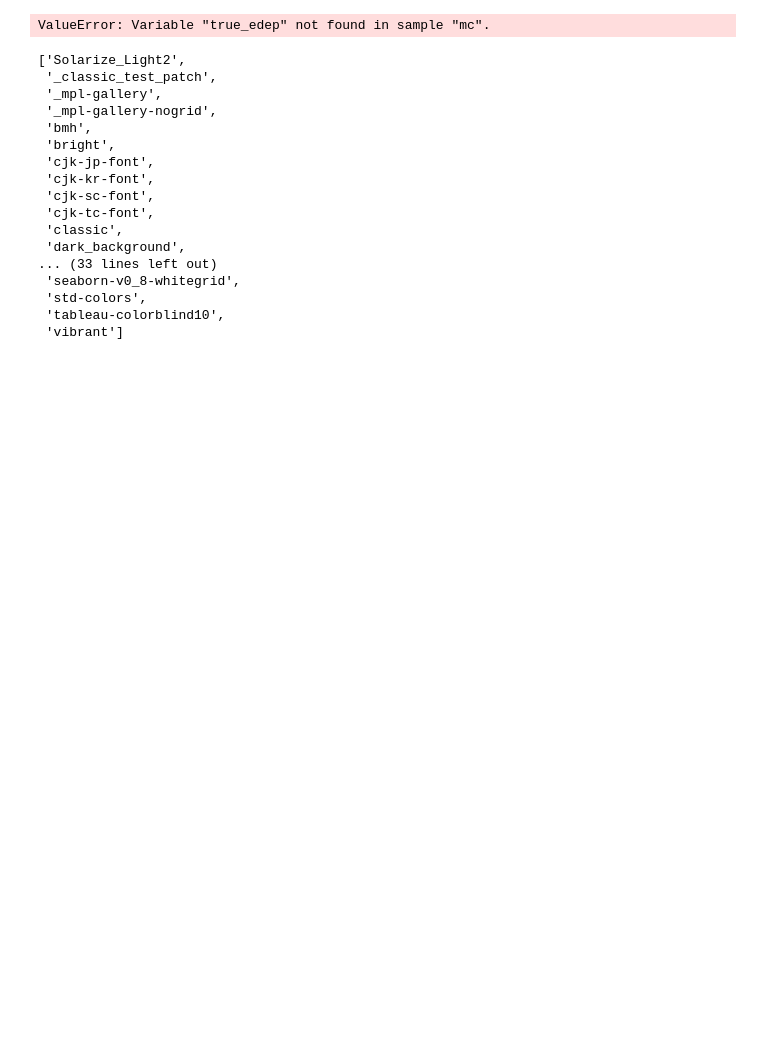
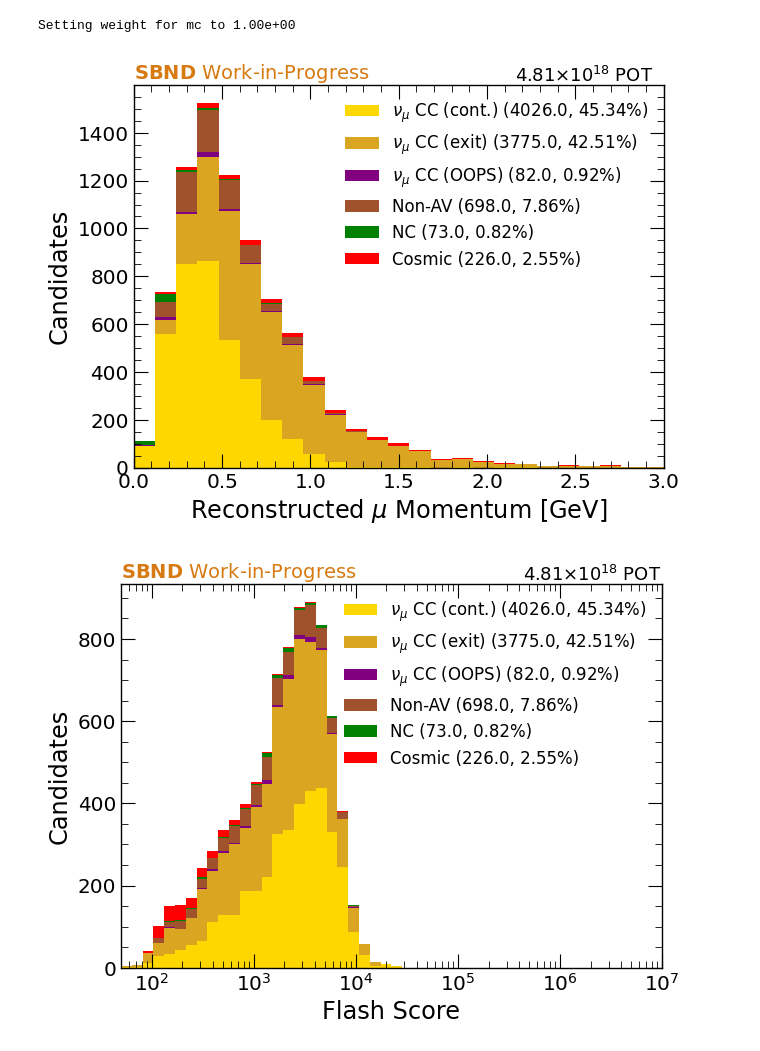
Before and after one commit to bear-is-asleep/spine_anaplot_tools, a Jupyter notebook: spineplot/examples/example.ipynb, the cells around one changed output. Saved outputs shown, nothing was run; the diff lists cells and outputs as text; code cells hidden in the pictures; blank space fills up the shorter version.

```diff
--- a/spineplot/examples/example.ipynb
+++ b/spineplot/examples/example.ipynb
@@ -17,65 +14,57 @@ The autoreload extension is already loaded. To reload it, use:
 # %%
 cfg = """
 [[this_includes]]
-file = 'MEDULLA_PATH/spineplot/configurations/common/variables.toml'
+file = 'MEDULLA_PATH/spineplot/configurations/analyses/sbnd/numu_incl2025_sbnd_variables.toml'
 
 [[this_includes]]
 file = 'MEDULLA_PATH/spineplot/configurations/common/styles.toml'
 
 [samples]
 [samples.mc]
-key = "simulation"
-exposure_type = "pot"
-trees = ['selected1mu1p','signal1mu1p']
+key = 'simulation'
+exposure_type = 'pot'
+trees = ['selected1muX','signal1muX']
+precompute = { reco_leading_muon_momentum_gev = "reco_leading_muon_momentum / 1000.0", reco_leading_muon_costheta = "reco_leading_muon_costheta", reco_flash_hypothesis = "reco_flash_hypothesis", reco_flash_total_pe = "reco_flash_total_pe", reco_flash_score = "reco_flash_score" }
 
 [output]
 path = '/exp/sbnd/data/users/brindenc/medulla/test/tmp'
 
 [analysis]
 ordinate_sample = 'mc'
-category_branch = 'category'
-category_assignment = [[0,2], [1,3,4,5,6], [7], [-1,8]]
-category_labels = ['1$\\mu$Np', 'Other CC $\\nu$', 'NC $\\nu$', 'Cosmic']
-category_colors = ['C0', 'C1', 'C3', 'C4', 'black']
-category_types = ['histogram', 'histogram', 'histogram', 'histogram']
+category_branch = 'true_category'
+category_assignment = [[0], [1], [2,3], [4], [5], [6], [7]]
+category_labels = ['$\\nu_\\mu$ CC (cont.)', '$\\nu_\\mu$ CC (exit)', '$\\nu_\\mu$ CC (OOPS)', 'Non-AV', '$\\nu_e$ CC', 'NC', 'Cosmic']
+category_colors = ['gold','goldenrod','purple','sienna','blue','green','red']
+category_types = ['histogram', 'histogram', 'histogram', 'histogram', 'histogram', 'histogram', 'histogram']
 
 [[figure]]
-name = 'reco_edep'
+name = 'reco_leading_muon_momentum_gev'
 type = 'SimpleFigure'
-style = 'selected_icarus'
+style = 'selected_sbnd'
 [[figure.artists]]
 type = 'SpineSpectra1D'
-variable = 'reco_visible_energy'
+variable = 'reco_leading_muon_momentum_gev'
 draw_kwargs = {'show_component_number' = true, 'show_component_percentage' = true, 'invert_stack_order' = false}
+
+[[figure]]
+name = 'reco_flash_score'
+type = 'SimpleFigure'
+style = 'selected_sbnd'
+[[figure.artists]]
+type = 'SpineSpectra1D'
+variable = 'reco_flash_score'
+draw_kwargs = {'logx' = true, 'show_component_number' = true, 'show_component_percentage' = true, 'invert_stack_order' = false}
 """.replace('MEDULLA_PATH',MEDULLA_PATH)
 # Write the string to a file
 with open('cfg.toml', 'w') as f:
     f.write(cfg)
 
 #file = '/Users/mueller/data/muon2024.root'
-file = '/exp/sbnd/data/users/brindenc/medulla/test/example.root'
+file = '/exp/sbnd/data/users/brindenc/medulla/test/numucc_incl.root'
 
 analysis = Analysis('cfg.toml', file)
 analysis.run(close_figs=False)
 # %% [output]
-ValueError: Variable "true_edep" not found in sample "mc".
+Setting weight for mc to 1.00e+00
+[figure, added]
+[figure, added]
-# %%
-plt.style.available
-# %% [output]
-['Solarize_Light2',
- '_classic_test_patch',
- '_mpl-gallery',
- '_mpl-gallery-nogrid',
- 'bmh',
- 'bright',
- 'cjk-jp-font',
- 'cjk-kr-font',
- 'cjk-sc-font',
- 'cjk-tc-font',
- 'classic',
- 'dark_background',
-... (33 lines left out)
- 'seaborn-v0_8-whitegrid',
- 'std-colors',
- 'tableau-colorblind10',
- 'vibrant']
```
Also changed, not shown: parts of 4 cells of this notebook, 45 other files.
